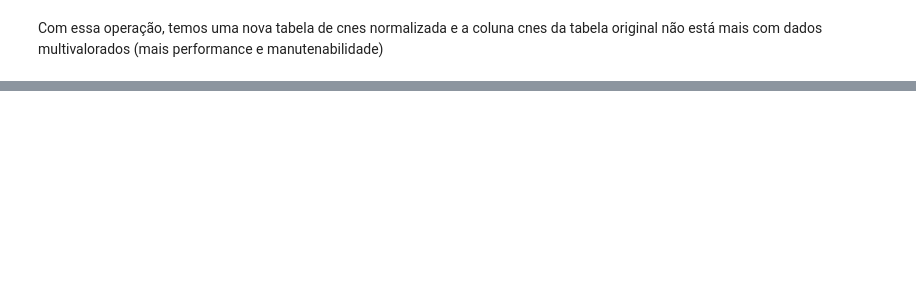
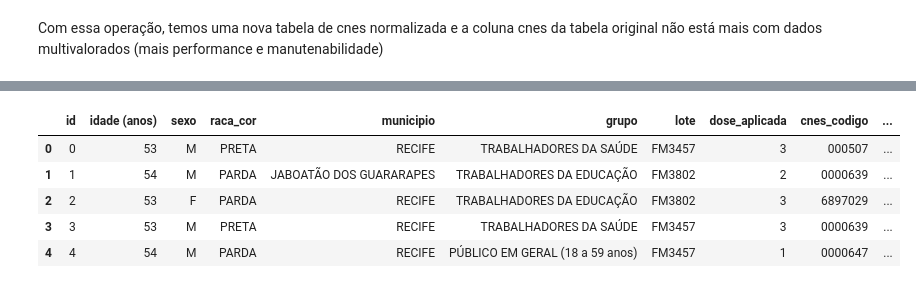
Before and after one commit to ZeusX7/data-pipeline-etl-and-elt, a Jupyter notebook: covid-19-etl.ipynb, the cells around one changed output, grey strips where cells are left out. Saved outputs shown, nothing was run; the diff lists cells and outputs as text; code cells hidden in the pictures; blank space fills up the shorter version.

```diff
--- a/covid-19-etl.ipynb
+++ b/covid-19-etl.ipynb
@@ -263,0 +395,10 @@ Com essa operação, temos uma nova tabela de cnes normalizada e a coluna cnes d
+# %%
+df.head()
+# Agora o lote está normalizado, como podemos ver abaixo:
+# %% [output]
+|  | id | idade (anos) | sexo | raca_cor | municipio | grupo | lote | dose_aplicada | cnes_codigo | ... |
+| 0 | 0 | 53 | M | PRETA | RECIFE | TRABALHADORES DA SAÚDE | FM3457 | 3 | 000507 | ... |
+| 1 | 1 | 54 | M | PARDA | JABOATÃO DOS GUARARAPES | TRABALHADORES DA EDUCAÇÃO | FM3802 | 2 | 0000639 | ... |
+| 2 | 2 | 53 | F | PARDA | RECIFE | TRABALHADORES DA EDUCAÇÃO | FM3802 | 3 | 6897029 | ... |
+| 3 | 3 | 53 | M | PRETA | RECIFE | TRABALHADORES DA SAÚDE | FM3457 | 3 | 0000639 | ... |
+| 4 | 4 | 54 | M | PARDA | RECIFE | PÚBLICO EM GERAL (18 a 59 anos) | FM3457 | 1 | 0000647 | ... |
```
Also changed, not shown: parts of 18 cells of this notebook.
